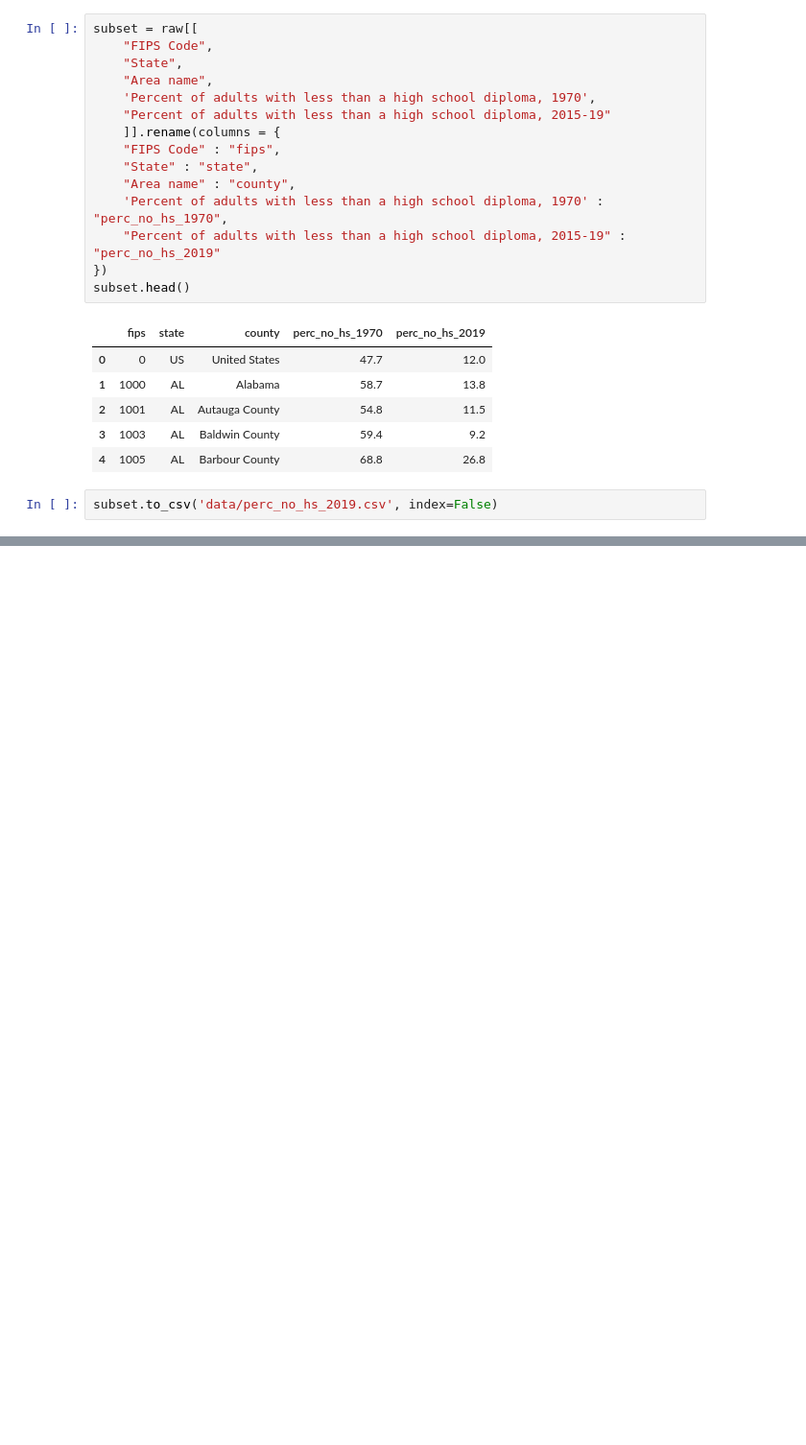
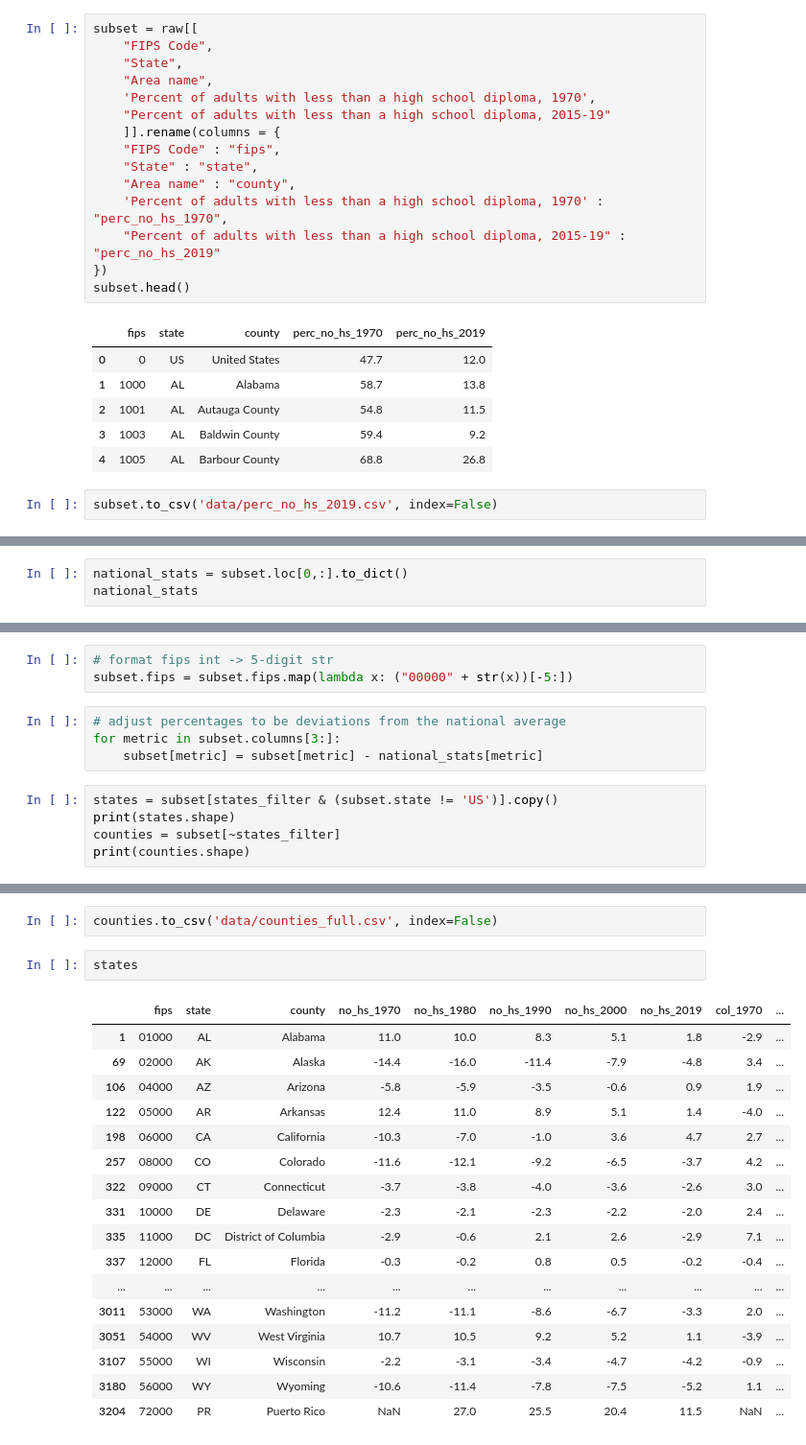
Before and after one commit to mrmauer/mrmauer.github.io, a Jupyter notebook: education-maps/prep/county_education_analysis_prep.ipynb, the cells around one changed output, grey strips where cells are left out. Shown: that part at 96% size. Cells and saved outputs as stored; diff of their text form; blank space fills up the shorter version.

```diff
--- a/education-maps/prep/county_education_analysis_prep.ipynb
+++ b/education-maps/prep/county_education_analysis_prep.ipynb
@@ -120,0 +215,3 @@ subset.to_csv('data/perc_no_hs_2019.csv', index=False)
+# %%
+national_stats = subset.loc[0,:].to_dict()
+national_stats
@@ -120,0 +232,12 @@ subset.to_csv('data/perc_no_hs_2019.csv', index=False)
+# %%
+# format fips int -> 5-digit str
+subset.fips = subset.fips.map(lambda x: ("00000" + str(x))[-5:])
+# %%
+# adjust percentages to be deviations from the national average
+for metric in subset.columns[3:]:
+    subset[metric] = subset[metric] - national_stats[metric]
+# %%
+states = subset[states_filter & (subset.state != 'US')].copy()
+print(states.shape)
+counties = subset[~states_filter]
+print(counties.shape)
@@ -120,0 +266,22 @@ subset.to_csv('data/perc_no_hs_2019.csv', index=False)
+# %%
+counties.to_csv('data/counties_full.csv', index=False)
+# %%
+states
+# %% [output]
+|  | fips | state | county | no_hs_1970 | no_hs_1980 | no_hs_1990 | no_hs_2000 | no_hs_2019 | col_1970 | ... |
+| 1 | 01000 | AL | Alabama | 11.0 | 10.0 | 8.3 | 5.1 | 1.8 | -2.9 | ... |
+| 69 | 02000 | AK | Alaska | -14.4 | -16.0 | -11.4 | -7.9 | -4.8 | 3.4 | ... |
+| 106 | 04000 | AZ | Arizona | -5.8 | -5.9 | -3.5 | -0.6 | 0.9 | 1.9 | ... |
+| 122 | 05000 | AR | Arkansas | 12.4 | 11.0 | 8.9 | 5.1 | 1.4 | -4.0 | ... |
+| 198 | 06000 | CA | California | -10.3 | -7.0 | -1.0 | 3.6 | 4.7 | 2.7 | ... |
+| 257 | 08000 | CO | Colorado | -11.6 | -12.1 | -9.2 | -6.5 | -3.7 | 4.2 | ... |
+| 322 | 09000 | CT | Connecticut | -3.7 | -3.8 | -4.0 | -3.6 | -2.6 | 3.0 | ... |
+| 331 | 10000 | DE | Delaware | -2.3 | -2.1 | -2.3 | -2.2 | -2.0 | 2.4 | ... |
+| 335 | 11000 | DC | District of Columbia | -2.9 | -0.6 | 2.1 | 2.6 | -2.9 | 7.1 | ... |
+| 337 | 12000 | FL | Florida | -0.3 | -0.2 | 0.8 | 0.5 | -0.2 | -0.4 | ... |
+| ... | ... | ... | ... | ... | ... | ... | ... | ... | ... | ... |
+| 3011 | 53000 | WA | Washington | -11.2 | -11.1 | -8.6 | -6.7 | -3.3 | 2.0 | ... |
+| 3051 | 54000 | WV | West Virginia | 10.7 | 10.5 | 9.2 | 5.2 | 1.1 | -3.9 | ... |
+| 3107 | 55000 | WI | Wisconsin | -2.2 | -3.1 | -3.4 | -4.7 | -4.2 | -0.9 | ... |
+| 3180 | 56000 | WY | Wyoming | -10.6 | -11.4 | -7.8 | -7.5 | -5.2 | 1.1 | ... |
+| 3204 | 72000 | PR | Puerto Rico | NaN | 27.0 | 25.5 | 20.4 | 11.5 | NaN | ... |
```
Also changed, not shown: parts of 24 cells of this notebook, 2 other files.
